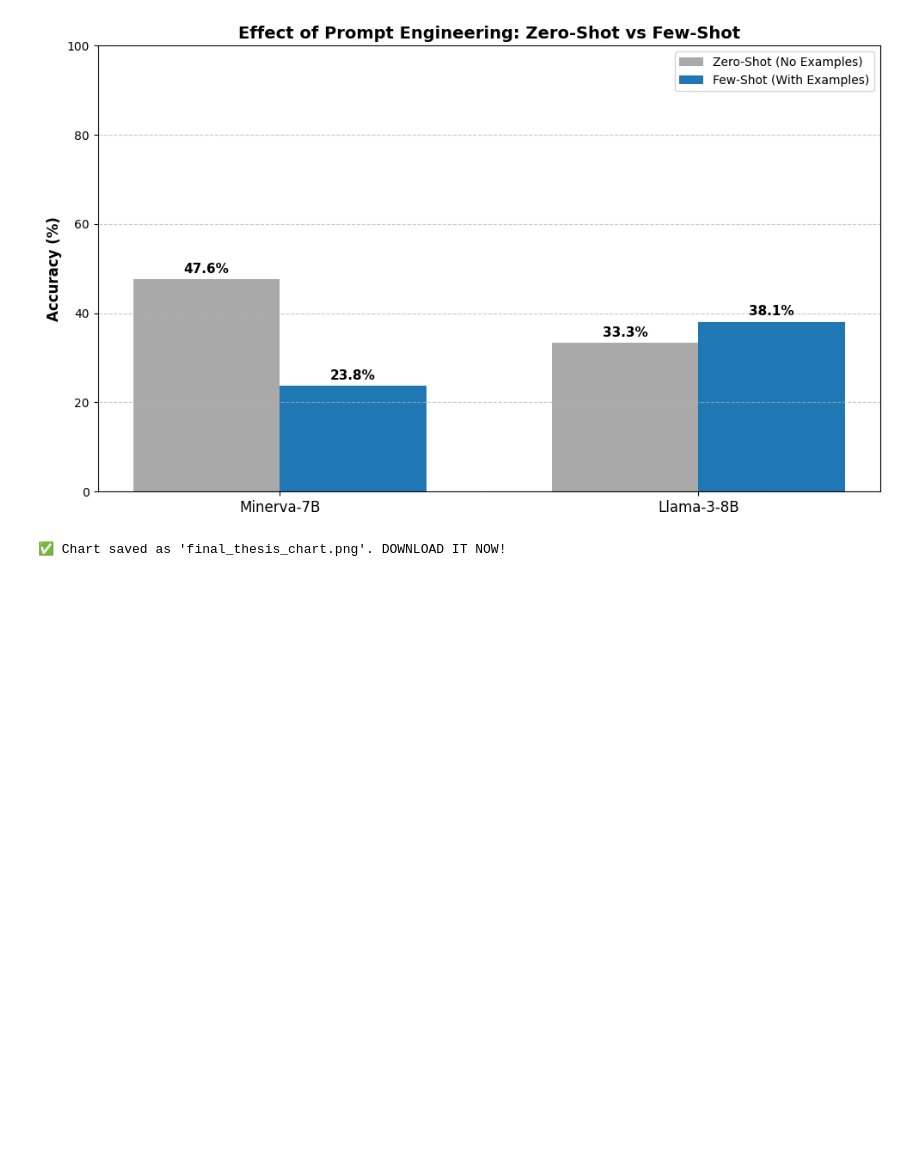
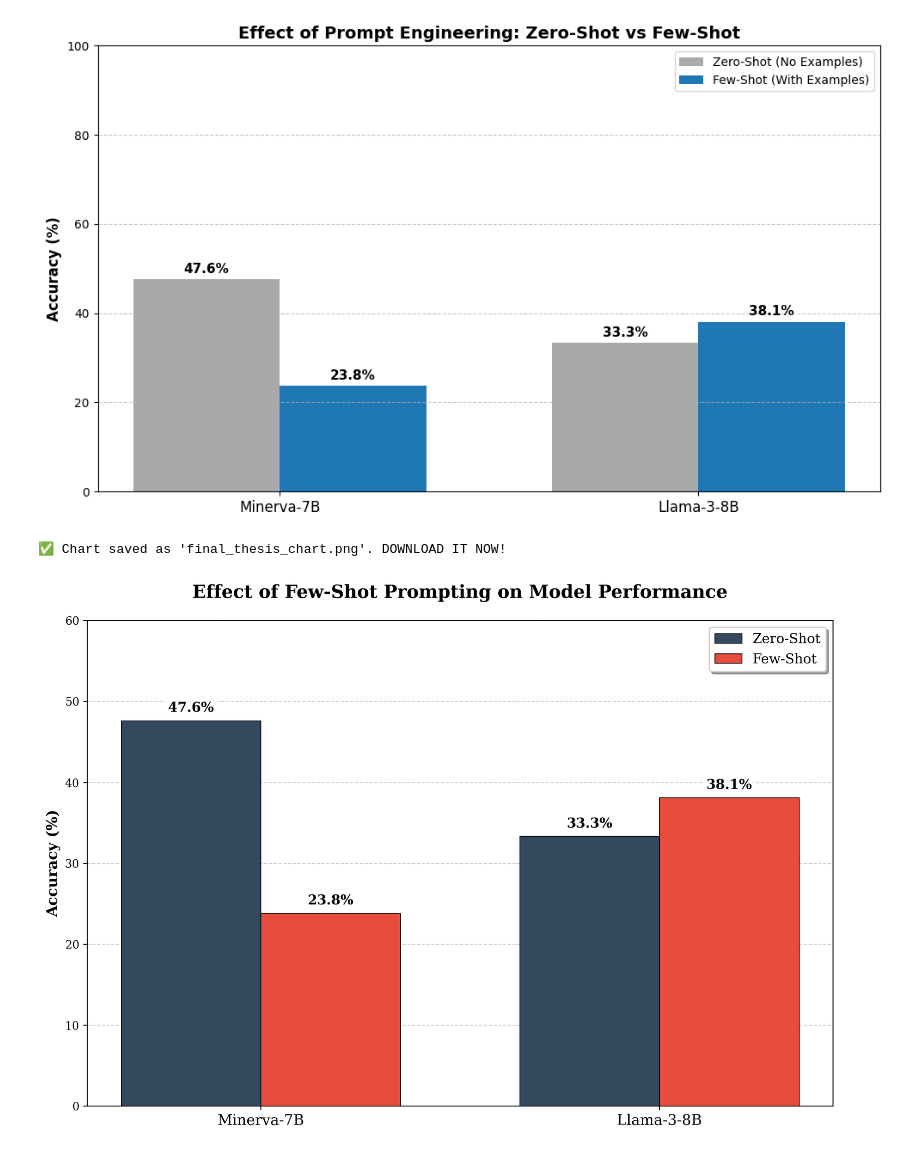
Before and after one commit to nikpournastaran/Minerva-RAG-Grammar, a Jupyter notebook: Minerva_RAG_Grammar.ipynb, the cells around one changed output. Drawn from its saved outputs; the diff is of its cells as text; code cells hidden in the pictures; blank space fills up the shorter version.

```diff
--- a/Minerva_RAG_Grammar.ipynb
+++ b/Minerva_RAG_Grammar.ipynb
@@ -1984,3 +1984,95 @@ print("\n✅ Chart saved as 'final_thesis_chart.png'. DOWNLOAD IT NOW!")
 ========================================
 [figure]
 ✅ Chart saved as 'final_thesis_chart.png'. DOWNLOAD IT NOW!
+# %%
+import pandas as pd
+import matplotlib.pyplot as plt
+import numpy as np
+import os
+
+# ==========================================
+# 1. LOAD DATA & CALCULATE ACCURACY
+# ==========================================
+files = {
+    "Minerva (Zero-Shot)": "thesis_evaluation_results.csv",
+    "Minerva (Few-Shot)": "minerva_fs_eval.csv",
+    "Llama-3 (Zero-Shot)": "llama_evaluation_results.csv",
+    "Llama-3 (Few-Shot)": "llama_fs_eval.csv"
+}
+
+results = {}
+
+for name, filepath in files.items():
+    if os.path.exists(filepath):
+        try:
+            df = pd.read_csv(filepath)
+            # پیدا کردن نام ستون نمره (ممکن است متفاوت باشد)
+            score_col = 'score' if 'score' in df.columns else 'judge_score'
+
+            if score_col in df.columns:
+                # محاسبه دقت (نمره ۴ و ۵ قبول)
+                acc = (df[score_col] >= 4).mean() * 100
+                results[name] = acc
+            else:
+                results[name] = 0
+        except:
+            results[name] = 0
+    else:
+        results[name] = 0
+
+# ==========================================
+# 2. CREATE STYLISH CHART
+# ==========================================
+# داده‌ها برای رسم
+models = ['Minerva-7B', 'Llama-3-8B']
+zero_shot_data = [results.get("Minerva (Zero-Shot)", 0), results.get("Llama-3 (Zero-Shot)", 0)]
+few_shot_data = [results.get("Minerva (Few-Shot)", 0), results.get("Llama-3 (Few-Shot)", 0)]
+
+x = np.arange(len(models))  # موقعیت گروه‌ها
+width = 0.35  # عرض ستون‌ها
+
+# تنظیمات گرافیکی
+plt.figure(figsize=(10, 7), dpi=300) # کیفیت بالا
+plt.rcParams['font.family'] = 'serif' # فونت رسمی پایان‌نامه
+plt.grid(axis='y', linestyle='--', alpha=0.6, zorder=0)
+
+# رنگ‌های شیک و آکادمیک
+color_zero = '#34495e'  # سرمه‌ای تیره (Zero-Shot)
+color_few = '#e74c3c'   # قرمز آجری (Few-Shot)
+
+# رسم ستون‌ها
+rects1 = plt.bar(x - width/2, zero_shot_data, width, label='Zero-Shot', color=color_zero, zorder=3, edgecolor='black', linewidth=0.7)
+rects2 = plt.bar(x + width/2, few_shot_data, width, label='Few-Shot', color=color_few, zorder=3, edgecolor='black', linewidth=0.7)
+
+# عنوان و محورها
+plt.ylabel('Accuracy (%)', fontsize=13, fontweight='bold')
+plt.title('Effect of Few-Shot Prompting on Model Performance', fontsize=16, fontweight='bold', pad=20)
+plt.xticks(x, models, fontsize=13)
+plt.ylim(0, 60) # تنظیم ارتفاع نمودار (بسته به بیشترین عددت می‌تونی تغییر بدی)
+
+# راهنما (Legend)
+plt.legend(fontsize=12, loc='upper right', frameon=True, shadow=True)
+
+# تابع نوشتن عدد روی ستون‌ها با پس‌زمینه سفید
+def autolabel(rects):
+    for rect in rects:
+        height = rect.get_height()
+        plt.annotate(f'{height:.1f}%',
+                    xy=(rect.get_x() + rect.get_width() / 2, height),
+                    xytext=(0, 5),  # فاصله از بالای ستون
+                    textcoords="offset points",
+                    ha='center', va='bottom',
+                    fontsize=12, fontweight='bold', color='black',
+                    bbox=dict(boxstyle="round,pad=0.3", fc="white", ec="none", alpha=0.8)) # کادر سفید دور عدد
+
+autolabel(rects1)
+autolabel(rects2)
+
+# ذخیره و نمایش
+plt.tight_layout()
+plt.savefig('beautiful_comparison_chart.png')
+plt.show()
+
+print("✅ نمودار جدید ذخیره شد: 'beautiful_comparison_chart.png'")
+# %% [output]
+[figure, added]
```
Also changed, not shown: parts of 2 cells of this notebook.
